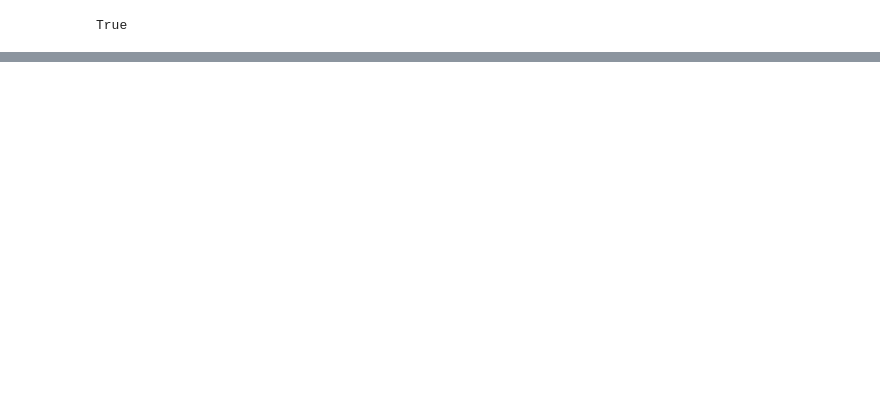
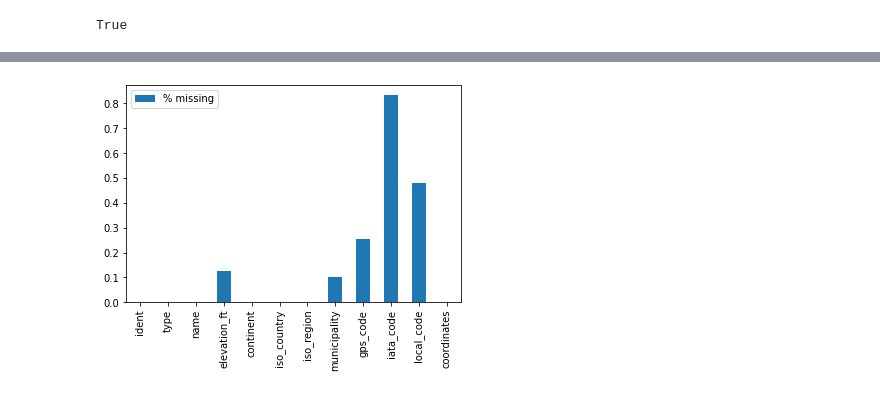
Before and after one commit to keyanyang/udacity-data-engineering-capstone, a Jupyter notebook: Capstone Project.ipynb, the cells around one changed output, grey strips where cells are left out. Drawn from its saved outputs; the diff is of its cells as text; code cells hidden in the pictures; blank space fills up the shorter version.

```diff
--- a/Capstone Project.ipynb
+++ b/Capstone Project.ipynb
@@ -34,0 +59,2 @@ df.write\
+# %%
+df_airport = spark.read.csv("./data/raw/airport-codes_csv.csv", header=True, inferSchema=True)
@@ -34,0 +257,4 @@ df.write\
+# %%
+check_missing(df_airport)
+# %% [output]
+[figure, added]
```
Also changed, not shown: parts of 81 cells of this notebook, 17 other files.
